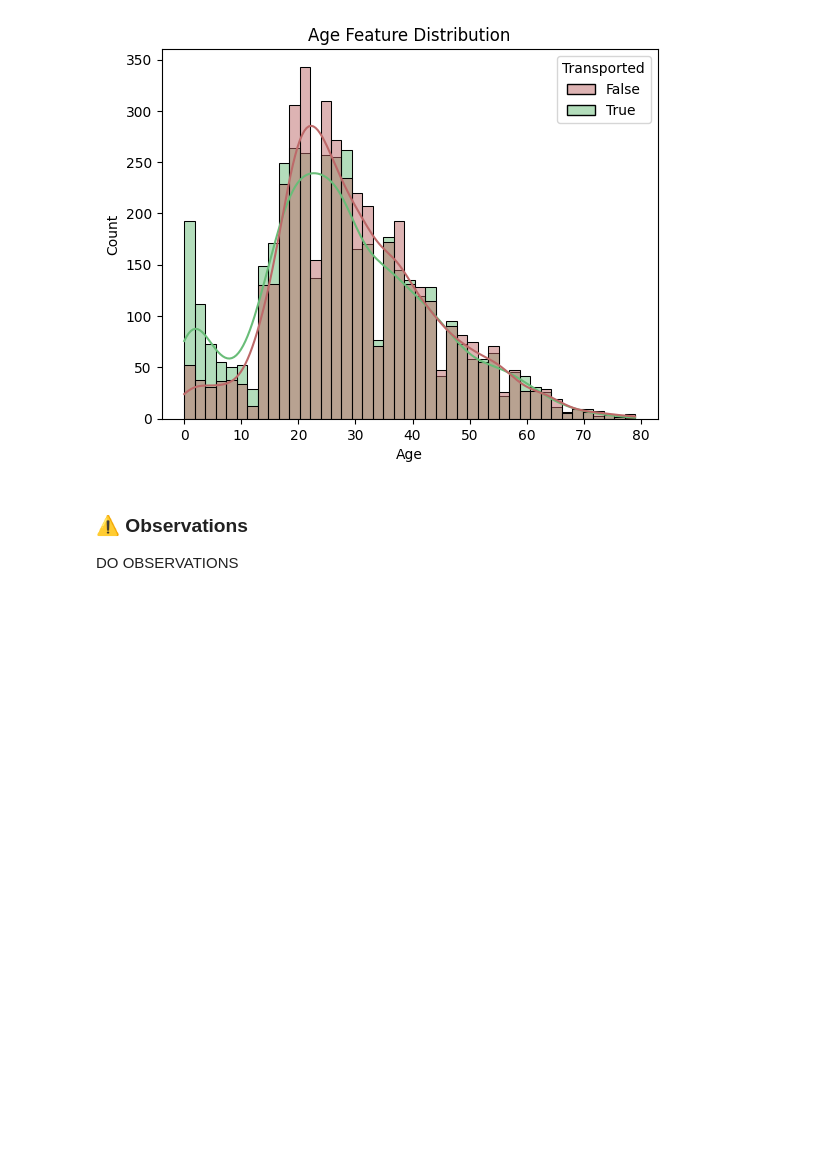
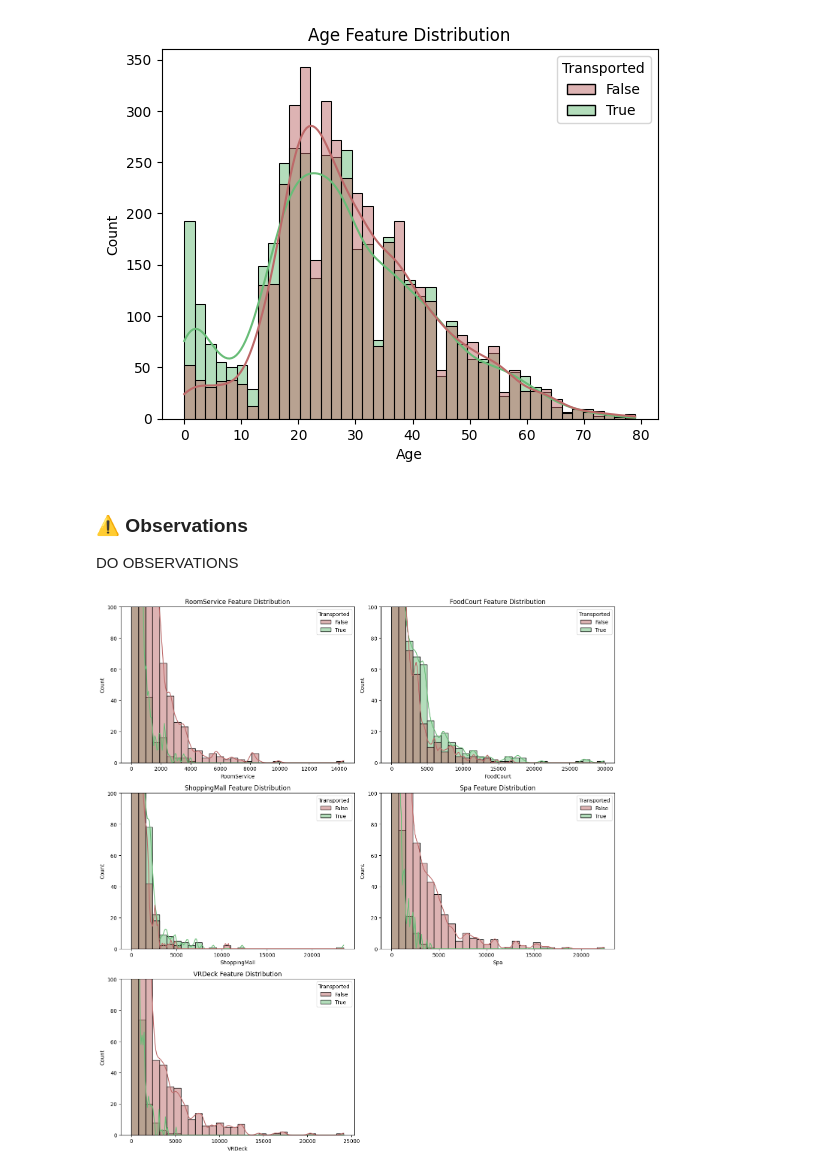
Before and after one commit to just-juanma/Spaceship-Titanic, a Jupyter notebook: notebooks/ExploratoryDataAnalysis.ipynb, the cells around one changed output. Drawn from its saved outputs; the diff is of its cells as text; code cells hidden in the pictures; blank space fills up the shorter version.

Commit message:
data analysis first graphs

```diff
--- a/notebooks/ExploratoryDataAnalysis.ipynb
+++ b/notebooks/ExploratoryDataAnalysis.ipynb
@@ -8,5 +8,7 @@ import seaborn as sns
 
 train_df = pd.read_csv("../dataset/raw/train.csv")
 test_df = pd.read_csv("../dataset/raw/test.csv")
+
+color_pallete = ["#bd6969", "#69bd78"]
 # %%
 # Visualizing feature "Transported"
@@ -28,3 +30,15 @@ Text(0.5, 1.0, 'Age Feature Distribution')
 # %% [markdown]
 ### ⚠ Observations
 DO OBSERVATIONS
+# %%
+# Visualizing All Expenditure Features ("RoomService","FoodCourt","ShoppingMall","Spa","VRDeck")
+exp_cols = ["RoomService","FoodCourt","ShoppingMall","Spa","VRDeck"]
+plt.figure(figsize=(14,15))
+for i, col in enumerate(exp_cols):
+    plt.subplot(3,2,i + 1)
+    sns.histplot(x=col, hue="Transported", data=train_df,kde=True,bins=30,palette=color_pallete)
+    plt.ylim(top=100)
+    plt.title(f"{col} Feature Distribution")
+    plt.tight_layout()
+# %% [output]
+[figure, added]
```
Also changed, not shown: parts of 3 cells of this notebook, 5 other files.
